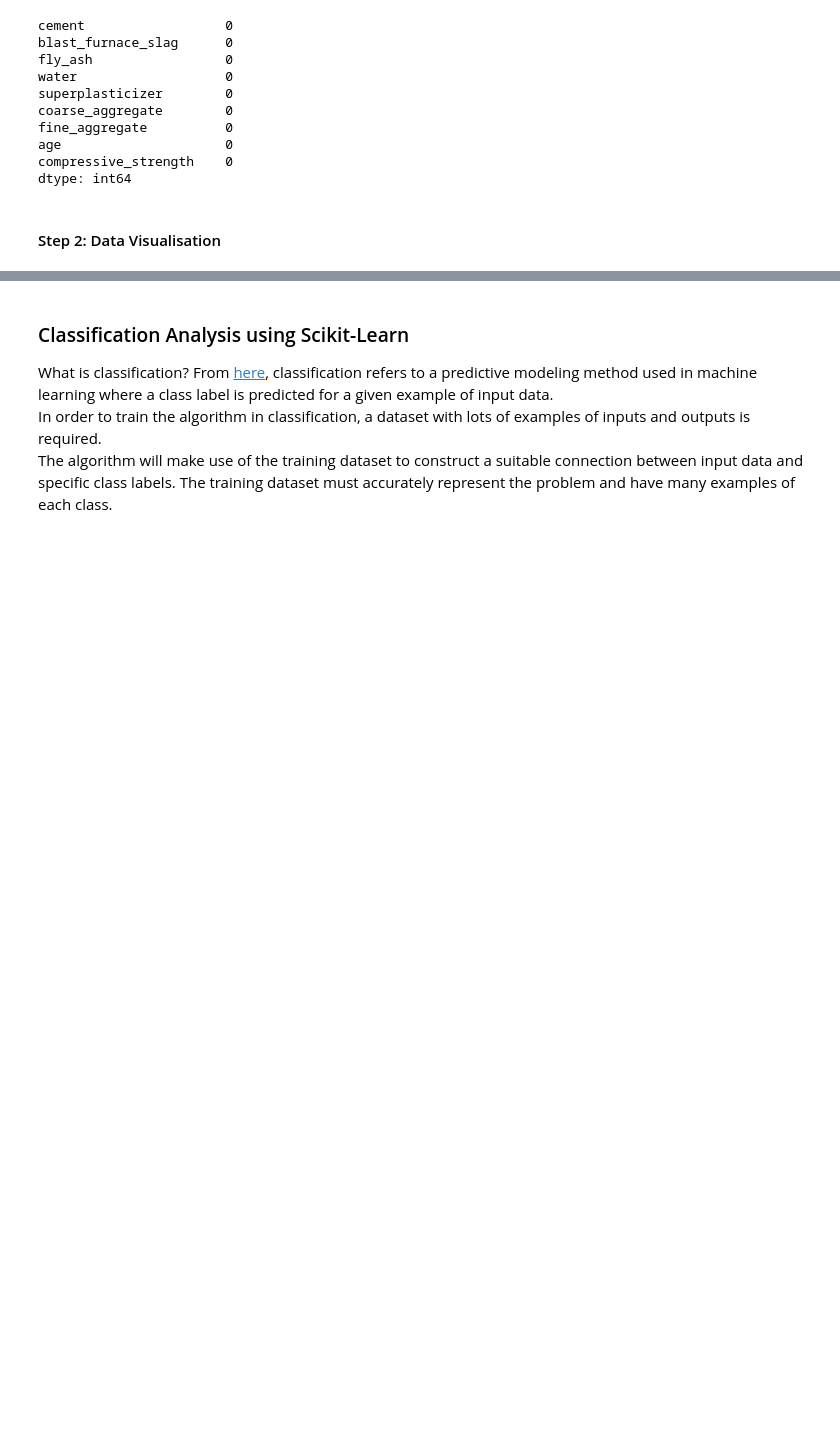
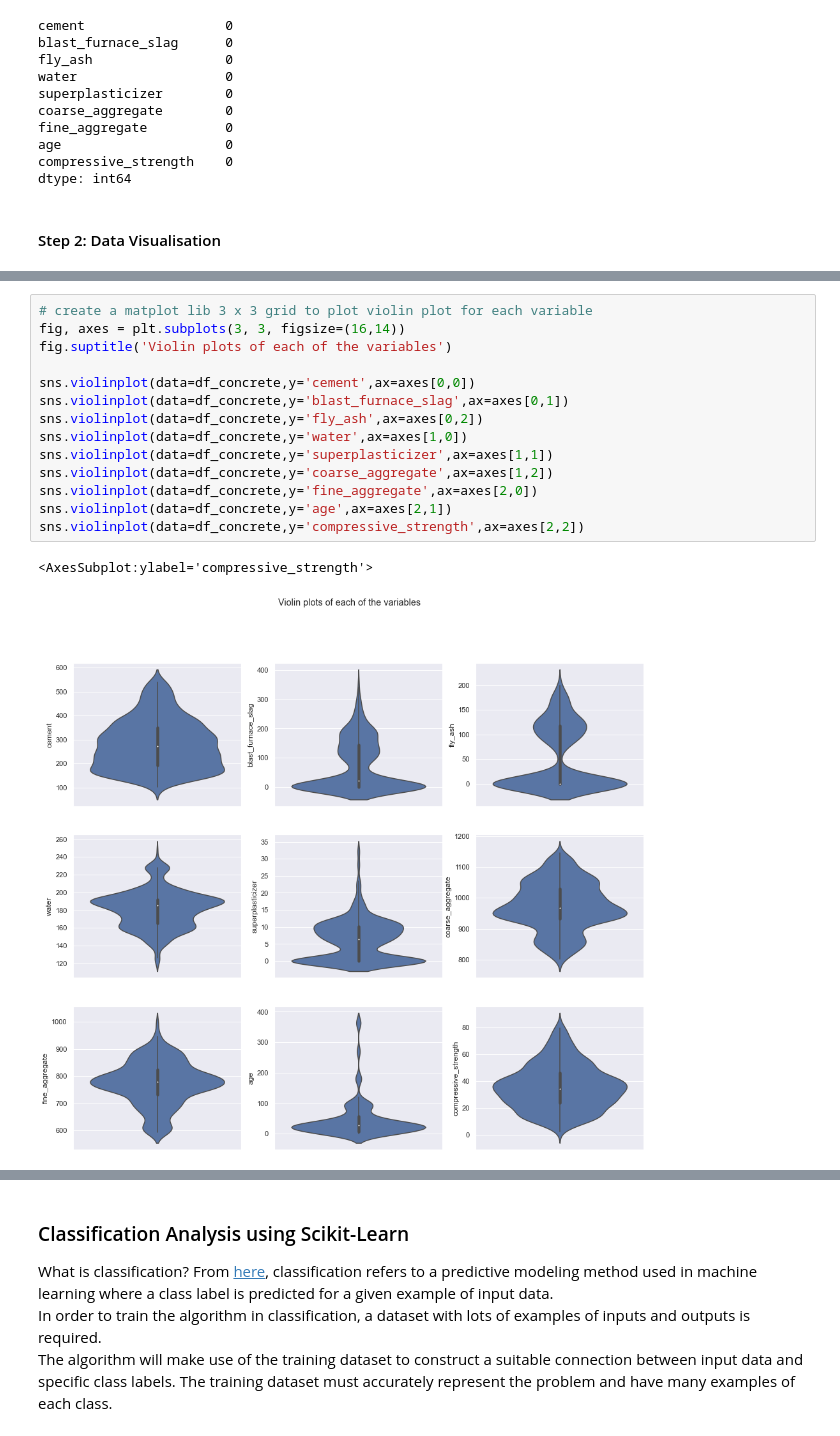
Before and after one commit to killfoley/ML-and-Stats, a Jupyter notebook: scikit-learn.ipynb, the cells around one changed output, grey strips where cells are left out. Cells and saved outputs as stored; diff of their text form; blank space fills up the shorter version.

```diff
--- a/scikit-learn.ipynb
+++ b/scikit-learn.ipynb
@@ -136,0 +139,17 @@ sns.histplot(data=df_concrete,x='compressive_strength',kde=True,ax=axes[2,2])
+# %%
+# create a matplot lib 3 x 3 grid to plot violin plot for each variable
+fig, axes = plt.subplots(3, 3, figsize=(16,14))
+fig.suptitle('Violin plots of each of the variables')
+
+sns.violinplot(data=df_concrete,y='cement',ax=axes[0,0])
+sns.violinplot(data=df_concrete,y='blast_furnace_slag',ax=axes[0,1])
+sns.violinplot(data=df_concrete,y='fly_ash',ax=axes[0,2])
+sns.violinplot(data=df_concrete,y='water',ax=axes[1,0])
+sns.violinplot(data=df_concrete,y='superplasticizer',ax=axes[1,1])
+sns.violinplot(data=df_concrete,y='coarse_aggregate',ax=axes[1,2])
+sns.violinplot(data=df_concrete,y='fine_aggregate',ax=axes[2,0])
+sns.violinplot(data=df_concrete,y='age',ax=axes[2,1])
+sns.violinplot(data=df_concrete,y='compressive_strength',ax=axes[2,2])
+# %% [output]
+<AxesSubplot:ylabel='compressive_strength'>
+[figure, added]
```
Also changed, not shown: parts of 43 cells of this notebook.
